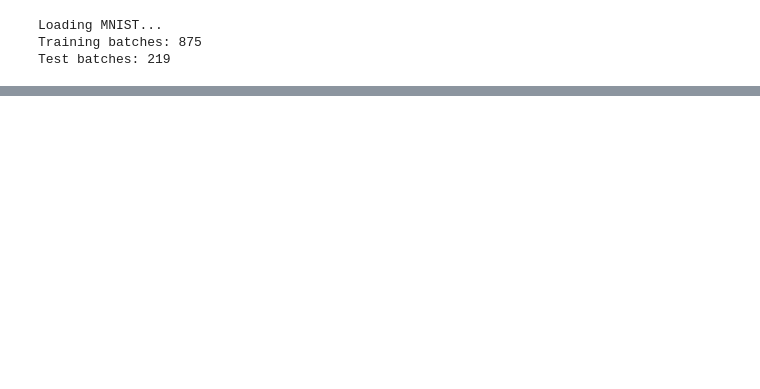
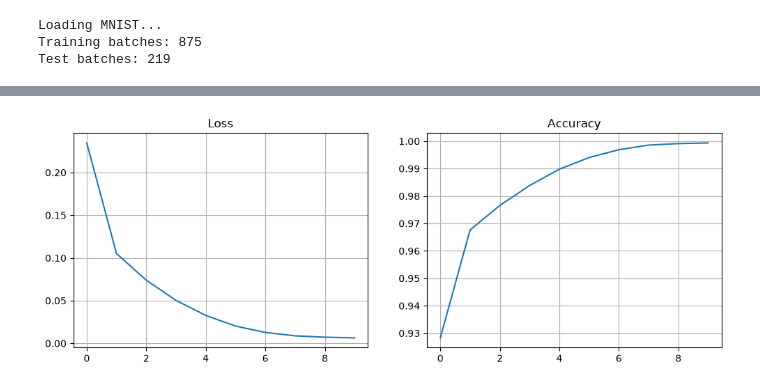
Before and after one commit to Girish011/aifromscratch_code, a Jupyter notebook: 4_pytorch_jax_correction_engine.ipynb, the cells around one changed output, grey strips where cells are left out. Cells and saved outputs as stored; diff of their text form; code cells hidden in the pictures; blank space fills up the shorter version.

```diff
--- a/4_pytorch_jax_correction_engine.ipynb
+++ b/4_pytorch_jax_correction_engine.ipynb
@@ -63,0 +111,64 @@ Test batches: 219
+# %%
+# Training Loop with PyTorch (SGD + LR Schedule)
+#
+# WHAT THIS CELL DOES:
+#   Train TwoLayerNet on MNIST the "real PyTorch way":
+#     forward → loss → zero_grad → backward → optimizer.step → (optional) LR schedule
+#   Same recipe as our homemade loop, but PyTorch handles grads + GPU for us.
+#
+# NEW PIECES:
+#   device          → 'cuda' if GPU exists, else 'cpu'
+#   CrossEntropyLoss → combines softmax + negative-log of true class
+#   SGD+momentum    → like our Momentum optimizer
+#   CosineAnnealingLR → slowly lowers learning rate over epochs (often helps finish training)
+
+device = torch.device('cuda' if torch.cuda.is_available() else 'cpu')
+model = TwoLayerNet().to(device)  # move weights to GPU/CPU
+
+loss_fn = nn.CrossEntropyLoss()  # expects logits + integer labels (0–9)
+optimizer = optim.SGD(model.parameters(), lr=0.1, momentum=0.9)
+# Cosine schedule: LR starts at 0.1 and anneals toward ~0 over T_max epochs
+scheduler = optim.lr_scheduler.CosineAnnealingLR(optimizer, T_max=10)
+
+epochs = 10
+train_losses, train_accs = [], []
+
+for epoch in range(epochs):
+    model.train()  # dropout/batchnorm behave in "train mode" (good habit)
+    running_loss, correct, total = 0.0, 0, 0
+
+    for X_batch, y_batch in train_loader:  # each batch ≈ 64 images
+        X_batch, y_batch = X_batch.to(device), y_batch.to(device)
+
+        # 1) Forward: raw digit scores
+        logits = model(X_batch)          # same as model.forward(X_batch)
+        loss = loss_fn(logits, y_batch)  # "how wrong?" (one number)
+
+        # 2) Backward + update (classic 3 lines)
+        optimizer.zero_grad()  # clear old .grad
+        loss.backward()        # fill .grad on all parameters
+        optimizer.step()       # weights -= (momentum SGD step)
+
+        # 3) Track stats for this epoch
+        running_loss += loss.item() * X_batch.size(0)
+        _, pred = torch.max(logits, 1)  # predicted digit = argmax over 10 logits
+        correct += (pred == y_batch).sum().item()
+        total += y_batch.size(0)
+
+    scheduler.step()  # update LR for next epoch
+    epoch_loss = running_loss / total
+    epoch_acc = correct / total
+    train_losses.append(epoch_loss)
+    train_accs.append(epoch_acc)
+    # Expect: Loss ↓, Acc ↑, LR slowly ↓ each epoch
+    print(
+        f"Epoch {epoch+1:2d}: Loss = {epoch_loss:.4f}, "
+        f"Acc = {epoch_acc:.4f}, LR = {scheduler.get_last_lr()[0]:.6f}"
+    )
+
+# Plots: left = loss falling, right = accuracy rising
+fig, (ax1, ax2) = plt.subplots(1, 2, figsize=(12, 4))
+ax1.plot(train_losses); ax1.set_title('Loss'); ax1.set_xlabel('Epoch'); ax1.grid(True)
+ax2.plot(train_accs); ax2.set_title('Accuracy'); ax2.set_xlabel('Epoch'); ax2.grid(True)
+plt.show()
+# %% [output]
@@ -63,0 +185 @@ Test batches: 219
+[figure, added]
```
Also changed, not shown: parts of 6 cells of this notebook.
